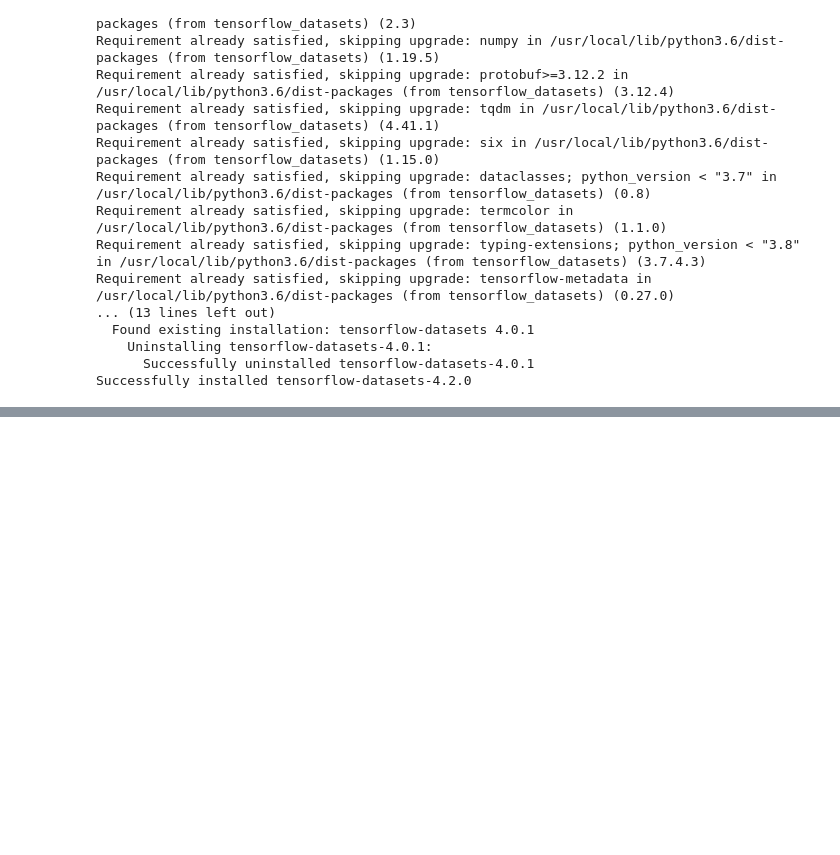
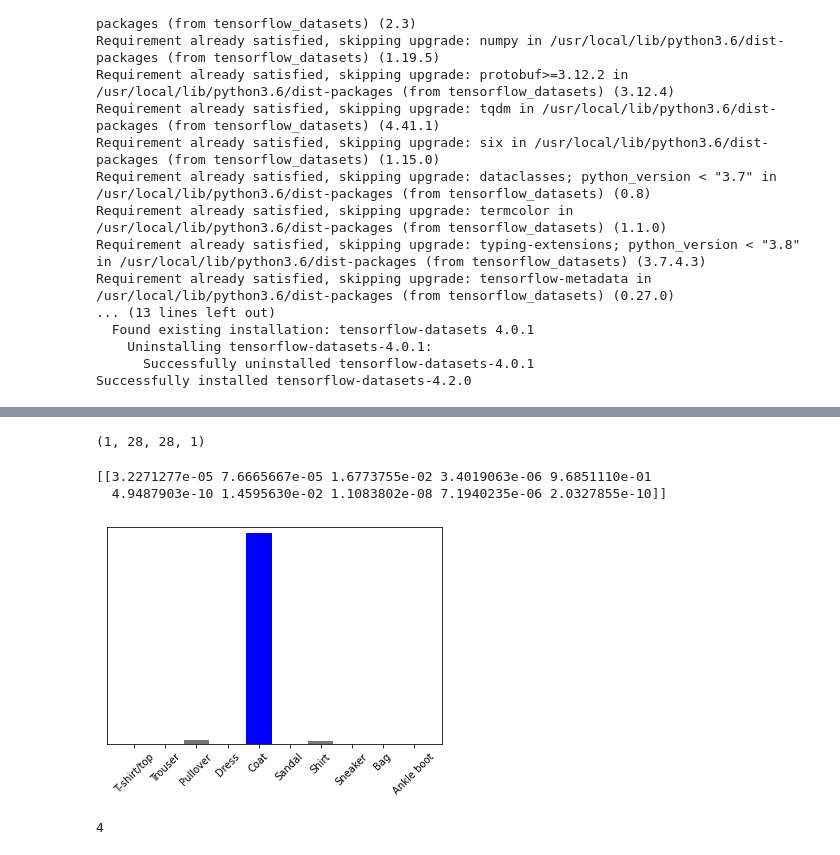
Before and after one commit to vinit-narula/TensorFlow, a Jupyter notebook: 3_MNIST_Udacity.ipynb, the cells around one changed output, grey strips where cells are left out. Saved outputs shown, nothing was run; the diff lists cells and outputs as text; code cells hidden in the pictures; blank space fills up the shorter version.

```diff
--- a/3_MNIST_Udacity.ipynb
+++ b/3_MNIST_Udacity.ipynb
@@ -24,0 +195,5 @@ Successfully installed tensorflow-datasets-4.2.0
+# %%
+for test_images, test_labels in test_dataset.take(1):
+  test_images = test_images.numpy()
+  test_labels = test_labels.numpy()
+  predictions = model.predict(test_images)
@@ -24,0 +270,23 @@ Successfully installed tensorflow-datasets-4.2.0
+# %%
+# Add the image to a batch where it's the only member.
+img = np.array([img])
+
+print(img.shape)
+# %% [output]
+(1, 28, 28, 1)
+# %%
+predictions_single = model.predict(img)
+
+print(predictions_single)
+# %% [output]
+[[3.2271277e-05 7.6665667e-05 1.6773755e-02 3.4019063e-06 9.6851110e-01
+  4.9487903e-10 1.4595630e-02 1.1083802e-08 7.1940235e-06 2.0327855e-10]]
+# %%
+plot_value_array(0, predictions_single, test_labels)
+_ = plt.xticks(range(10), class_names, rotation=45)
+# %% [output]
+[figure, added]
+# %%
+np.argmax(predictions_single[0])
+# %% [output]
+4
```
Also changed, not shown: parts of 36 cells of this notebook.
